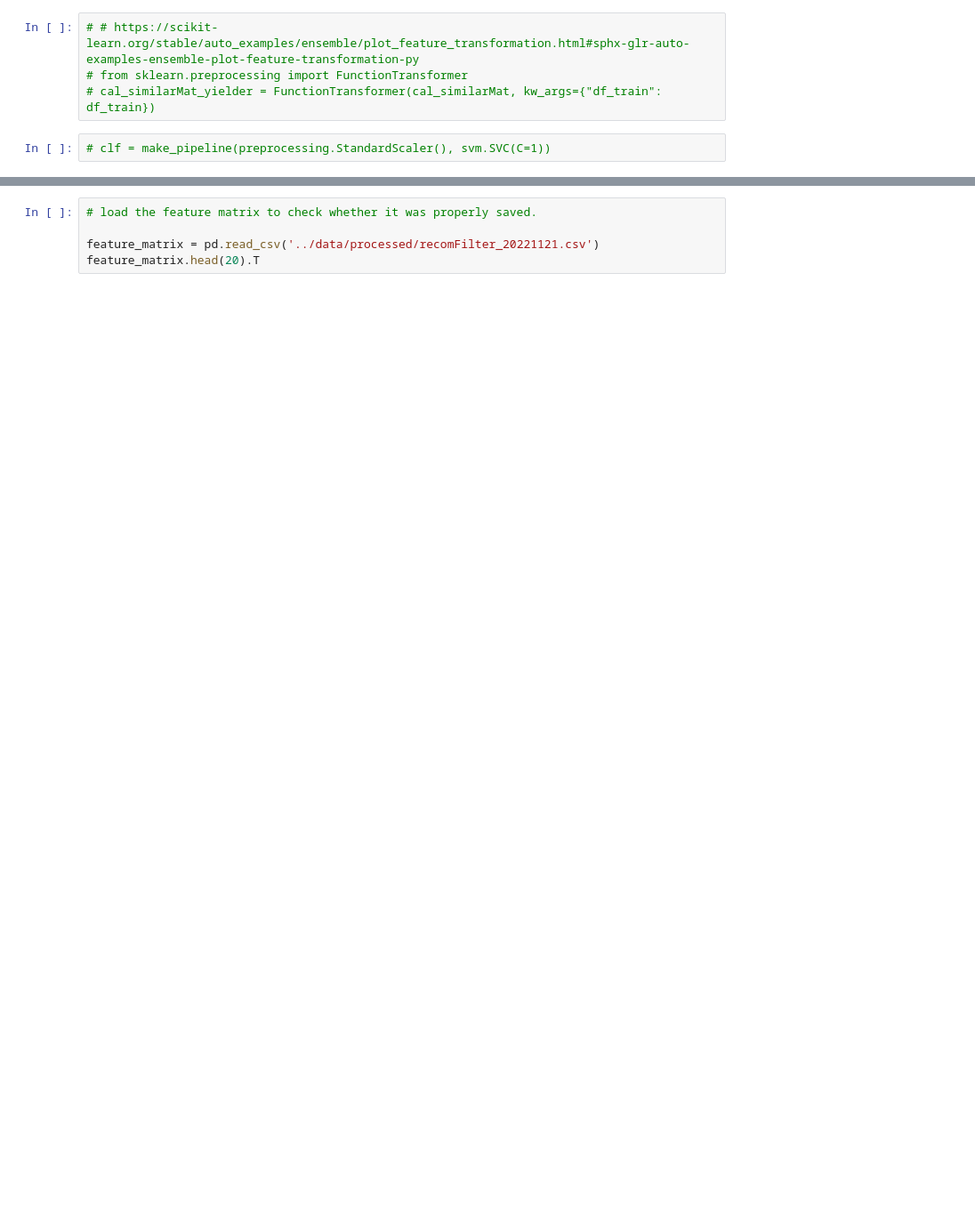
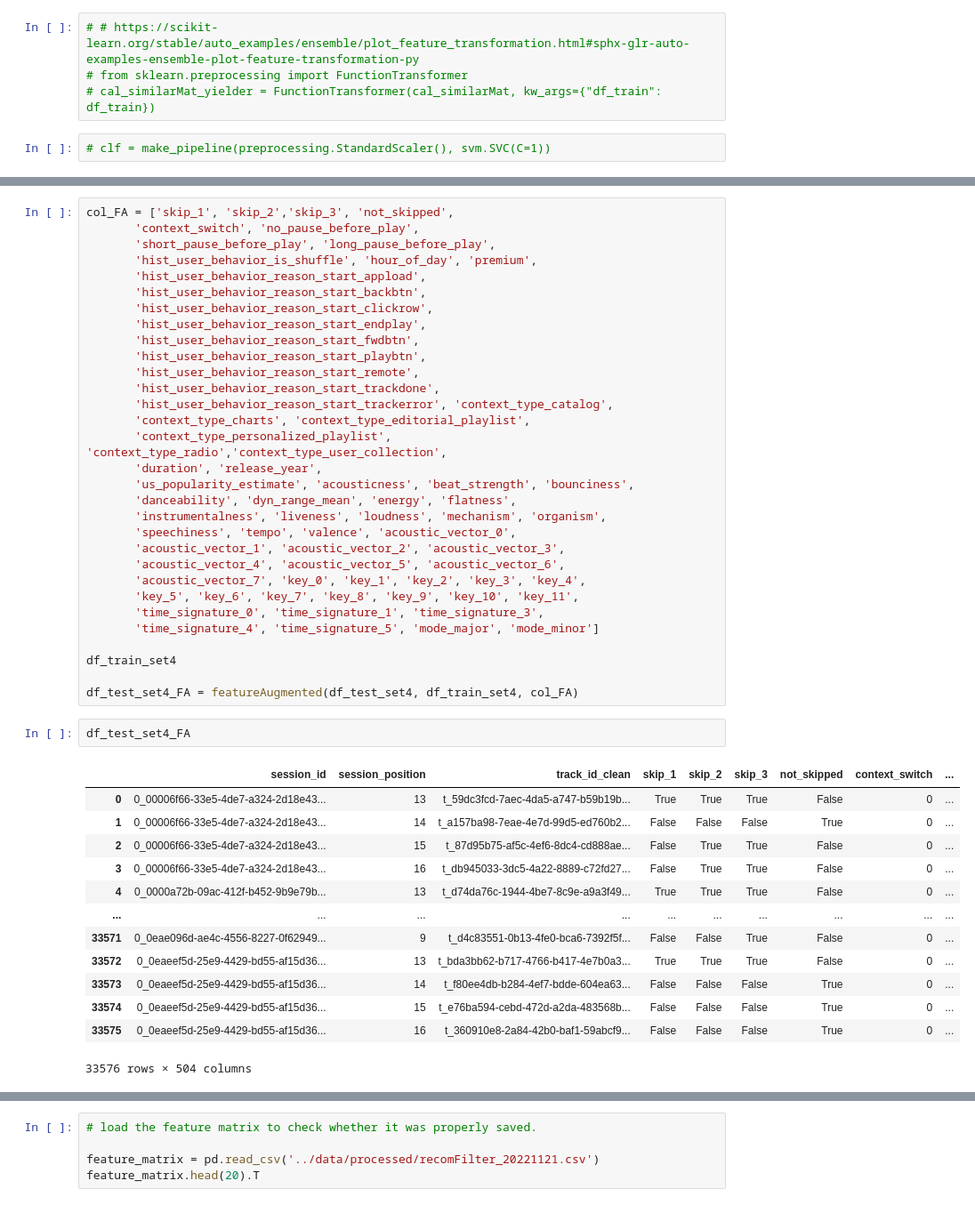
Before and after one commit to curlsloth/Capstone_Spotify-Sequential-Skip-Prediction, a Jupyter notebook: notebooks/5-2_mini_Modeling_RecommendationFiltering.ipynb, the cells around one changed output, grey strips where cells are left out. Shown at 89% size. Cells and saved outputs as stored; diff of their text form; blank space fills up the shorter version.

```diff
--- a/notebooks/5-2_mini_Modeling_RecommendationFiltering.ipynb
+++ b/notebooks/5-2_mini_Modeling_RecommendationFiltering.ipynb
@@ -407 +303,48 @@ df_test_4model = pd.concat([df_test_set1,df_test_set2,df_test_set3,df_test_set4]
+# %%
+col_FA = ['skip_1', 'skip_2','skip_3', 'not_skipped',
+       'context_switch', 'no_pause_before_play',
+       'short_pause_before_play', 'long_pause_before_play',
+       'hist_user_behavior_is_shuffle', 'hour_of_day', 'premium',
+       'hist_user_behavior_reason_start_appload',
+       'hist_user_behavior_reason_start_backbtn',
+       'hist_user_behavior_reason_start_clickrow',
+       'hist_user_behavior_reason_start_endplay',
+       'hist_user_behavior_reason_start_fwdbtn',
+       'hist_user_behavior_reason_start_playbtn',
+       'hist_user_behavior_reason_start_remote',
+       'hist_user_behavior_reason_start_trackdone',
+       'hist_user_behavior_reason_start_trackerror', 'context_type_catalog',
+       'context_type_charts', 'context_type_editorial_playlist',
+       'context_type_personalized_playlist', 'context_type_radio','context_type_user_collection',
+       'duration', 'release_year',
+       'us_popularity_estimate', 'acousticness', 'beat_strength', 'bounciness',
+       'danceability', 'dyn_range_mean', 'energy', 'flatness',
+       'instrumentalness', 'liveness', 'loudness', 'mechanism', 'organism',
+       'speechiness', 'tempo', 'valence', 'acoustic_vector_0',
+       'acoustic_vector_1', 'acoustic_vector_2', 'acoustic_vector_3',
+       'acoustic_vector_4', 'acoustic_vector_5', 'acoustic_vector_6',
+       'acoustic_vector_7', 'key_0', 'key_1', 'key_2', 'key_3', 'key_4',
+       'key_5', 'key_6', 'key_7', 'key_8', 'key_9', 'key_10', 'key_11',
+       'time_signature_0', 'time_signature_1', 'time_signature_3',
+       'time_signature_4', 'time_signature_5', 'mode_major', 'mode_minor']
+
+df_train_set4
+
+df_test_set4_FA = featureAugmented(df_test_set4, df_train_set4, col_FA)
+# %%
+df_test_set4_FA
+# %% [output]
+|  | session_id | session_position | track_id_clean | skip_1 | skip_2 | skip_3 | not_skipped | context_switch | ... |
+| 0 | 0_00006f66-33e5-4de7-a324-2d18e43... | 13 | t_59dc3fcd-7aec-4da5-a747-b59b19b... | True | True | True | False | 0 | ... |
+| 1 | 0_00006f66-33e5-4de7-a324-2d18e43... | 14 | t_a157ba98-7eae-4e7d-99d5-ed760b2... | False | False | False | True | 0 | ... |
+| 2 | 0_00006f66-33e5-4de7-a324-2d18e43... | 15 | t_87d95b75-af5c-4ef6-8dc4-cd888ae... | False | True | True | False | 0 | ... |
+| 3 | 0_00006f66-33e5-4de7-a324-2d18e43... | 16 | t_db945033-3dc5-4a22-8889-c72fd27... | False | True | True | False | 0 | ... |
+| 4 | 0_0000a72b-09ac-412f-b452-9b9e79b... | 13 | t_d74da76c-1944-4be7-8c9e-a9a3f49... | True | True | True | False | 0 | ... |
+| ... | ... | ... | ... | ... | ... | ... | ... | ... | ... |
+| 33571 | 0_0eae096d-ae4c-4556-8227-0f62949... | 9 | t_d4c83551-0b13-4fe0-bca6-7392f5f... | False | False | True | False | 0 | ... |
+| 33572 | 0_0eaeef5d-25e9-4429-bd55-af15d36... | 13 | t_bda3bb62-b717-4766-b417-4e7b0a3... | True | True | True | False | 0 | ... |
+| 33573 | 0_0eaeef5d-25e9-4429-bd55-af15d36... | 14 | t_f80ee4db-b284-4ef7-bdde-604ea63... | False | False | False | True | 0 | ... |
+| 33574 | 0_0eaeef5d-25e9-4429-bd55-af15d36... | 15 | t_e76ba594-cebd-472d-a2da-483568b... | False | False | False | True | 0 | ... |
+| 33575 | 0_0eaeef5d-25e9-4429-bd55-af15d36... | 16 | t_360910e8-2a84-42b0-baf1-59abcf9... | False | False | False | True | 0 | ... |
+33576 rows × 504 columns
 # %%
```
Also changed, not shown: parts of 23 cells of this notebook, 3 other files.
